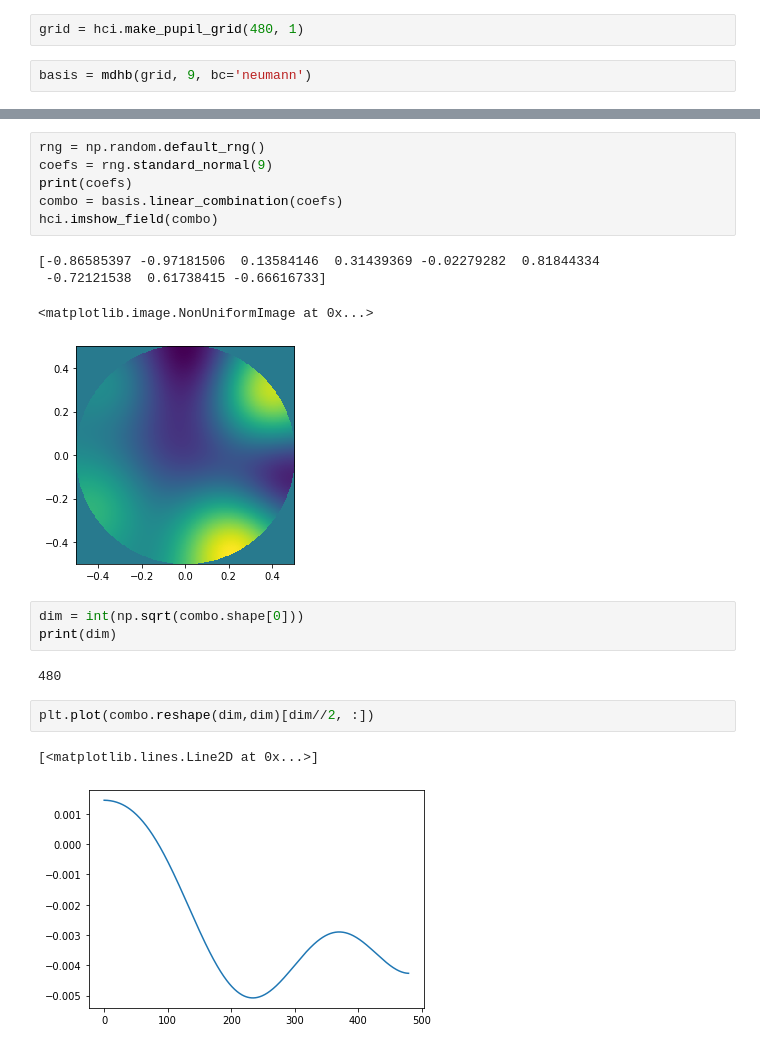
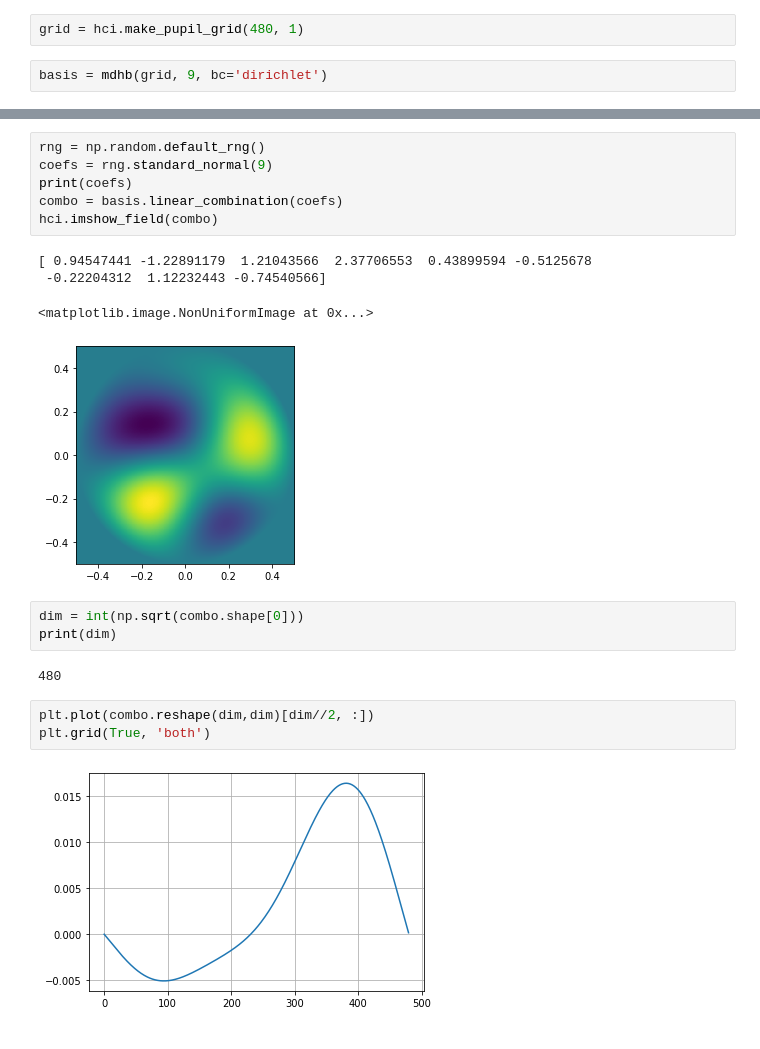
Before and after one commit to chen-pin/sleec, a Jupyter notebook: sleec/try_disk_harmonics_hcipy.ipynb, the cells around one changed output, grey strips where cells are left out. Saved outputs shown, nothing was run; the diff lists cells and outputs as text.

```diff
--- a/sleec/try_disk_harmonics_hcipy.ipynb
+++ b/sleec/try_disk_harmonics_hcipy.ipynb
@@ -6,7 +6,7 @@ from hcipy import make_disk_harmonic_basis as mdhb
 # %%
 grid = hci.make_pupil_grid(480, 1)
 # %%
-basis = mdhb(grid, 9, bc='neumann')
+basis = mdhb(grid, 9, bc='dirichlet')
 # %%
 plt.figure(figsize=(16,9))
 plt.subplot(331)
@@ -37,10 +39,10 @@ print(coefs)
 combo = basis.linear_combination(coefs)
 hci.imshow_field(combo)
 # %% [output]
-[-0.86585397 -0.97181506  0.13584146  0.31439369 -0.02279282  0.81844334
- -0.72121538  0.61738415 -0.66616733]
+[ 0.94547441 -1.22891179  1.21043566  2.37706553  0.43899594 -0.5125678
+ -0.22204312  1.12232443 -0.74540566]
 <matplotlib.image.NonUniformImage at 0x...>
-[figure, old version]
+[figure, new version]
 # %%
 dim = int(np.sqrt(combo.shape[0]))
 print(dim)
@@ -48,6 +50,6 @@ print(dim)
 480
 # %%
 plt.plot(combo.reshape(dim,dim)[dim//2, :])
+plt.grid(True, 'both')
 # %% [output]
-[<matplotlib.lines.Line2D at 0x...>]
-[figure, old version]
+[figure, new version]
```
Also changed, not shown: parts of 1 cell of this notebook, 1 other file.
